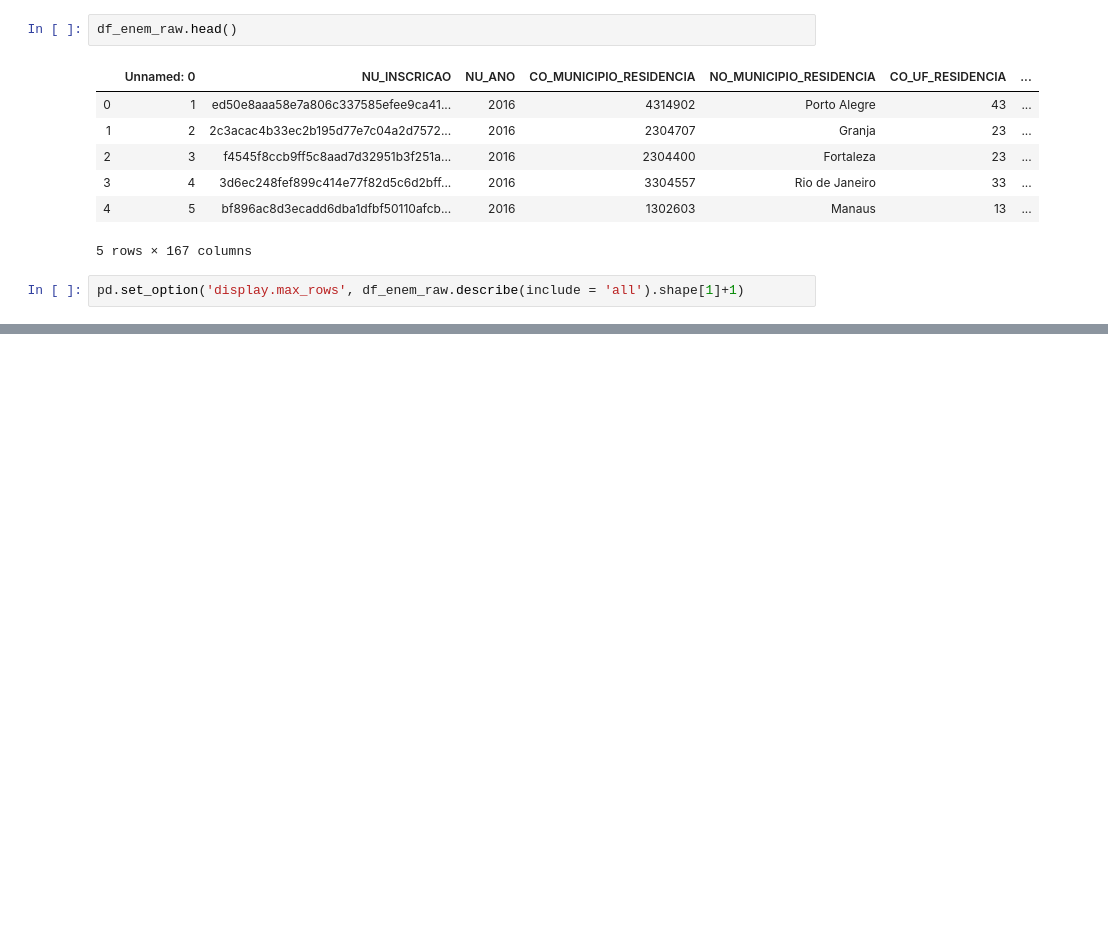
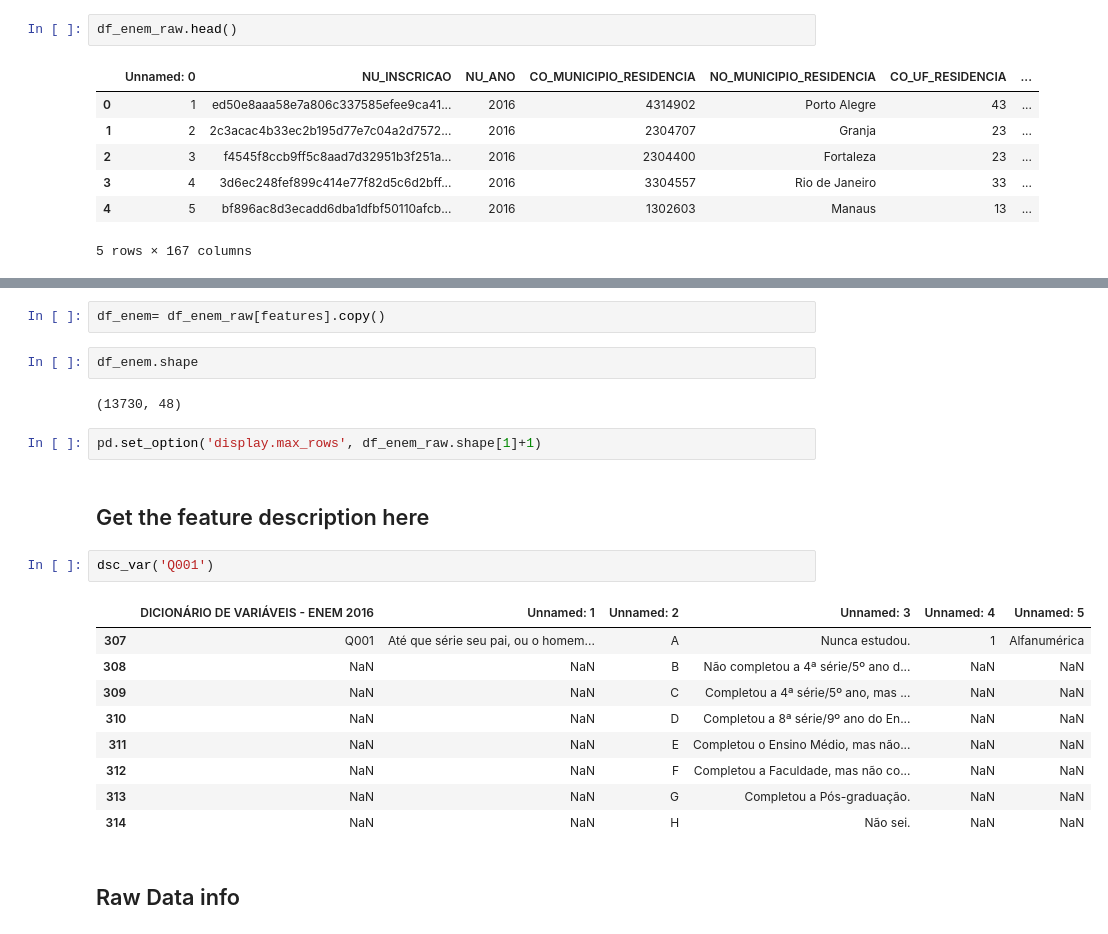
Before and after one commit to simonezambonim/codenation_data_science_desafios, a Jupyter notebook: enem-2/Codenation_challenge_nota.ipynb, the cells around one changed output, grey strips where cells are left out. Cells and saved outputs as stored; diff of their text form; blank space fills up the shorter version.

```diff
--- a/enem-2/Codenation_challenge_nota.ipynb
+++ b/enem-2/Codenation_challenge_nota.ipynb
@@ -53,5 +118,3 @@ df_enem_raw.head()
 | 3 | 4 | 3d6ec248fef899c414e77f82d5c6d2bff... | 2016 | 3304557 | Rio de Janeiro | 33 | ... |
 | 4 | 5 | bf896ac8d3ecadd6dba1dfbf50110afcb... | 2016 | 1302603 | Manaus | 13 | ... |
 5 rows × 167 columns
-# %%
-pd.set_option('display.max_rows', df_enem_raw.describe(include = 'all').shape[1]+1)
@@ -982,0 +139,24 @@ https://www.analyticsvidhya.com/blog/2017/09/machine-learning-models-as-apis-usi
+# %%
+df_enem= df_enem_raw[features].copy()
+# %%
+df_enem.shape
+# %% [output]
+(13730, 48)
+# %%
+pd.set_option('display.max_rows', df_enem_raw.shape[1]+1)
+# %% [markdown]
+## Get the feature description here
+# %%
+dsc_var('Q001')
+# %% [output]
+|  | DICIONÁRIO DE VARIÁVEIS - ENEM 2016 | Unnamed: 1 | Unnamed: 2 | Unnamed: 3 | Unnamed: 4 | Unnamed: 5 |
+| 307 | Q001 | Até que série seu pai, ou o homem... | A | Nunca estudou. | 1 | Alfanumérica |
+| 308 | NaN | NaN | B | Não completou a 4ª série/5º ano d... | NaN | NaN |
+| 309 | NaN | NaN | C | Completou a 4ª série/5º ano, mas ... | NaN | NaN |
+| 310 | NaN | NaN | D | Completou a 8ª série/9º ano do En... | NaN | NaN |
+| 311 | NaN | NaN | E | Completou o Ensino Médio, mas não... | NaN | NaN |
+| 312 | NaN | NaN | F | Completou a Faculdade, mas não co... | NaN | NaN |
+| 313 | NaN | NaN | G | Completou a Pós-graduação. | NaN | NaN |
+| 314 | NaN | NaN | H | Não sei. | NaN | NaN |
+# %% [markdown]
+## Raw Data info
```
Also changed, not shown: parts of 188 cells of this notebook.
